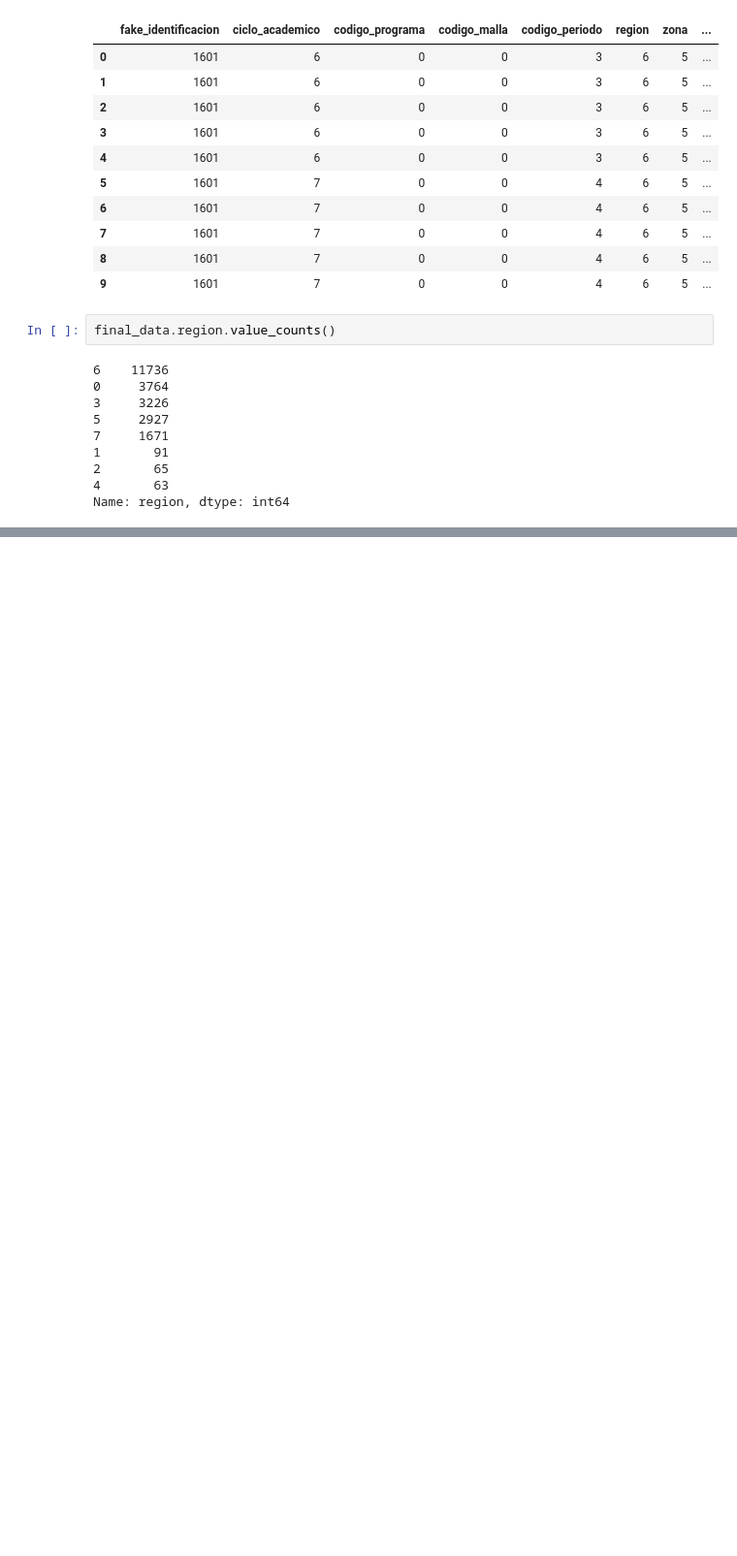
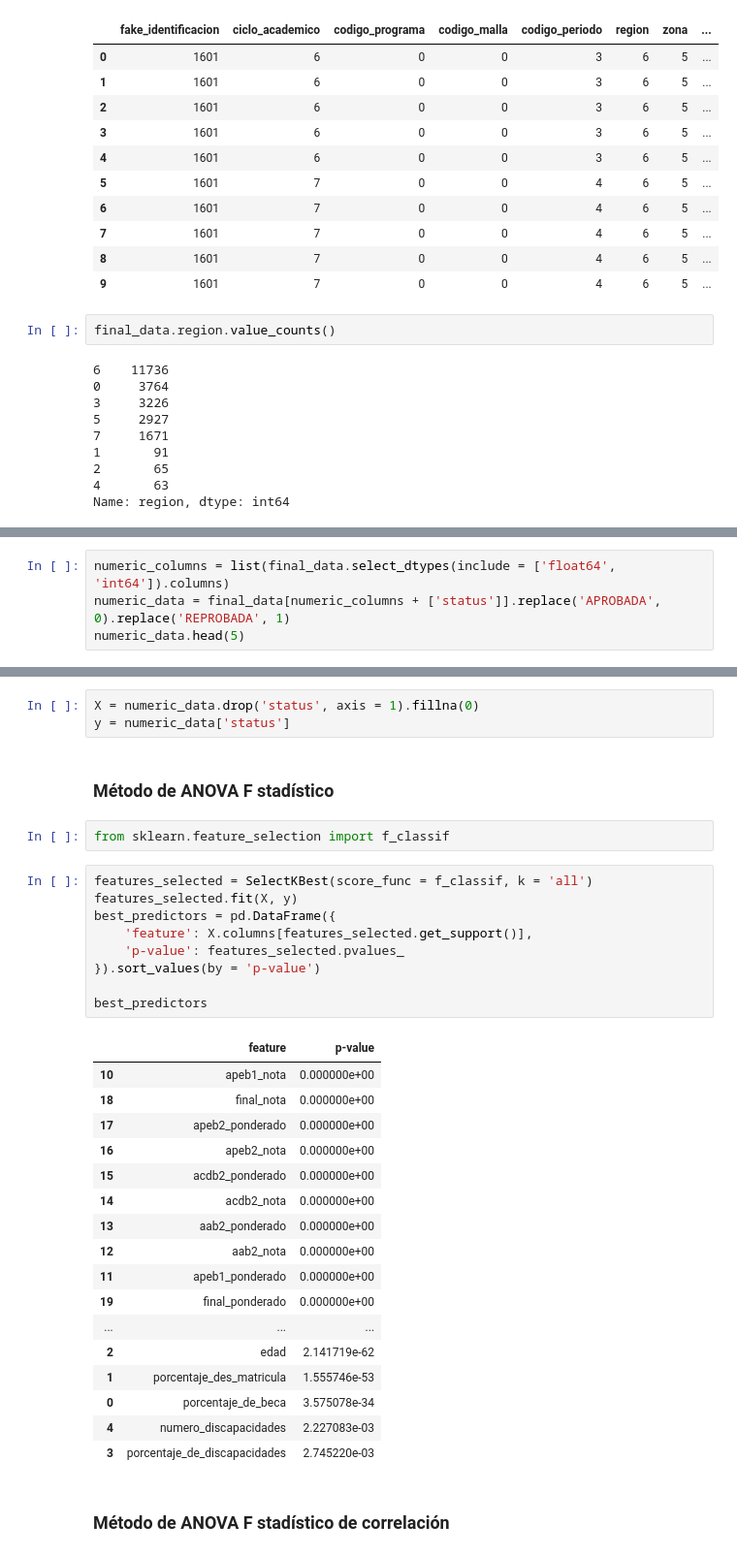
Before and after one commit to carloscastillo10/predicting-academic-performance, a Jupyter notebook: may-2023/final-data-exploration.ipynb, the cells around one changed output, grey strips where cells are left out. Shown at 97% size. Saved outputs shown, nothing was run; the diff lists cells and outputs as text; blank space fills up the shorter version.

```diff
--- a/may-2023/final-data-exploration.ipynb
+++ b/may-2023/final-data-exploration.ipynb
@@ -156,0 +271,4 @@ Name: region, dtype: int64
+# %%
+numeric_columns = list(final_data.select_dtypes(include = ['float64', 'int64']).columns)
+numeric_data = final_data[numeric_columns + ['status']].replace('APROBADA', 0).replace('REPROBADA', 1)
+numeric_data.head(5)
@@ -156,0 +282,36 @@ Name: region, dtype: int64
+# %%
+X = numeric_data.drop('status', axis = 1).fillna(0)
+y = numeric_data['status']
+# %% [markdown]
+### Método de **ANOVA F stadístico**
+# %%
+from sklearn.feature_selection import f_classif
+# %%
+features_selected = SelectKBest(score_func = f_classif, k = 'all')
+features_selected.fit(X, y)
+best_predictors = pd.DataFrame({
+    'feature': X.columns[features_selected.get_support()],
+    'p-value': features_selected.pvalues_
+}).sort_values(by = 'p-value')
+
+best_predictors
+# %% [output]
+|  | feature | p-value |
+| 10 | apeb1_nota | 0.000000e+00 |
+| 18 | final_nota | 0.000000e+00 |
+| 17 | apeb2_ponderado | 0.000000e+00 |
+| 16 | apeb2_nota | 0.000000e+00 |
+| 15 | acdb2_ponderado | 0.000000e+00 |
+| 14 | acdb2_nota | 0.000000e+00 |
+| 13 | aab2_ponderado | 0.000000e+00 |
+| 12 | aab2_nota | 0.000000e+00 |
+| 11 | apeb1_ponderado | 0.000000e+00 |
+| 19 | final_ponderado | 0.000000e+00 |
+| ... | ... | ... |
+| 2 | edad | 2.141719e-62 |
+| 1 | porcentaje_des_matricula | 1.555746e-53 |
+| 0 | porcentaje_de_beca | 3.575078e-34 |
+| 4 | numero_discapacidades | 2.227083e-03 |
+| 3 | porcentaje_de_discapacidades | 2.745220e-03 |
+# %% [markdown]
+### Método de **ANOVA F stadístico de correlación**
```
Also changed, not shown: parts of 25 cells of this notebook.
